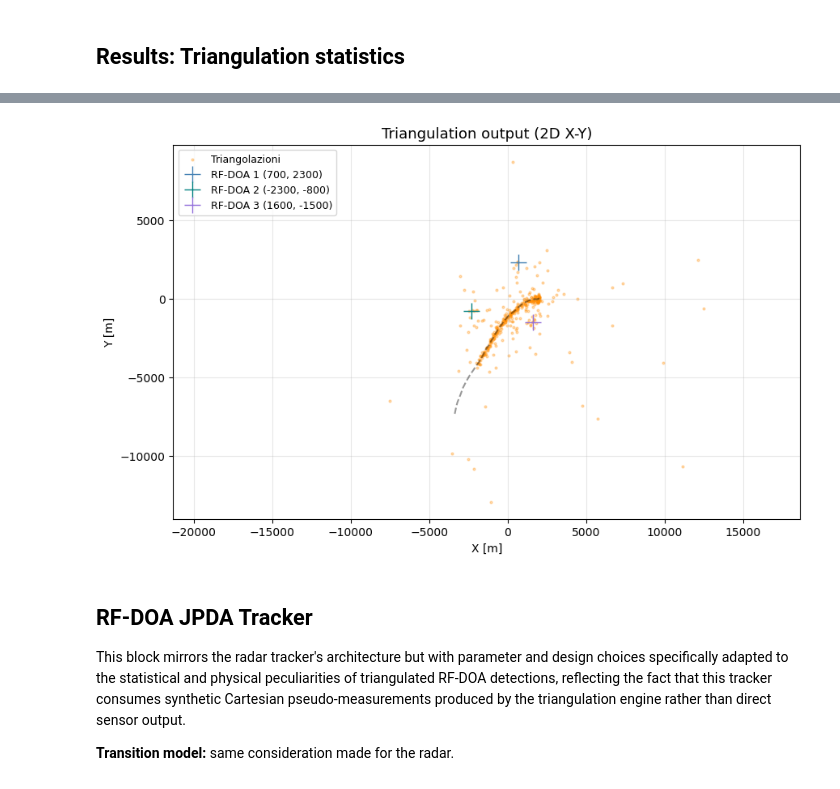
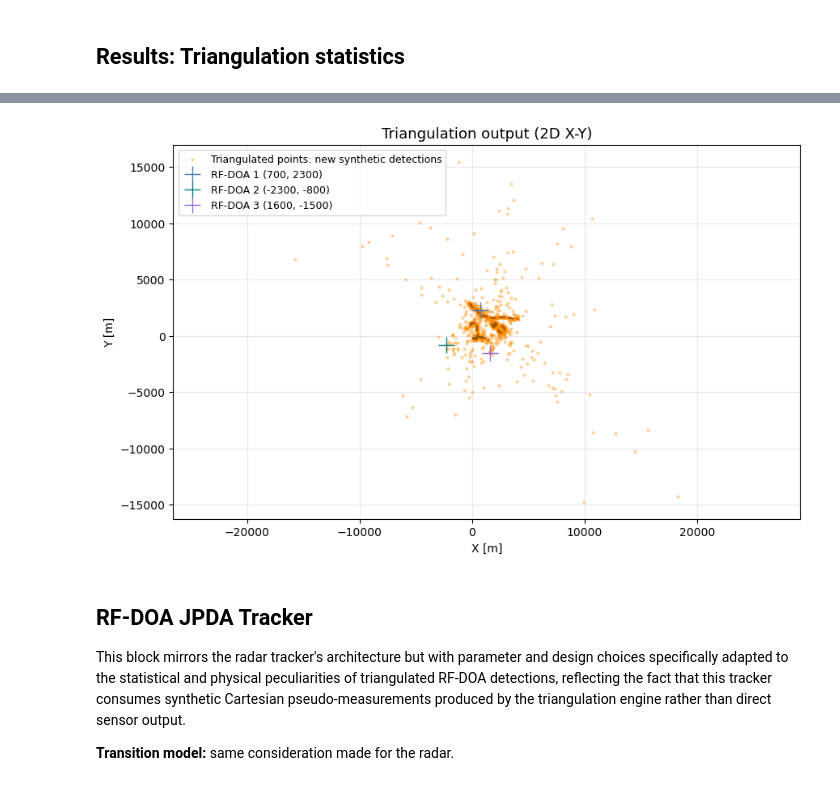
Before and after one commit to UmbertoMaffei/Multi-Sensor-Data-Fusion-for-Multi-Target-Drone-Tracking-in-Counter-UAS-Applications, a Jupyter notebook: SS_examples/3RF_RADAR_v3.ipynb, the cells around one changed output, grey strips where cells are left out. Saved outputs shown, nothing was run; the diff lists cells and outputs as text; code cells hidden in the pictures.

```diff
--- a/SS_examples/3RF_RADAR_v3.ipynb
+++ b/SS_examples/3RF_RADAR_v3.ipynb
@@ -419,8 +422,9 @@ gt_simulator_mixed = SwitchMultiTargetGroundTruthSimulator(
 )
 
 
-#gt_simulator = MultiDataFeeder([gt_simulator_spiral, gt_simulator_mixed, gt_simulator_knwtr, gt_simulator_csntvel])
-gt_simulator = gt_simulator_csntvel
+gt_simulator = MultiDataFeeder([gt_simulator_spiral, gt_simulator_mixed, gt_simulator_knwtr, gt_simulator_csntvel])
+#gt_simulator = MultiDataFeeder([gt_simulator_spiral, gt_simulator_knwtr, gt_simulator_csntvel])
+#gt_simulator = gt_simulator_csntvel
 # %% [markdown]
 ## Detection simulators
 
@@ -809,7 +813,7 @@ if radar_true:
     rxs, rys = zip(*[spherical_to_xy(d) for d in radar_true])
     plotter.ax.scatter(
         rxs, rys,
-        s=6, c='orange', alpha=0.09, zorder=3, label='Radar detections',
+        s=6, c='orange', alpha=0.04, zorder=3, label='Radar detections',
     )
 
 if radar_clutter:
@@ -909,7 +913,7 @@ err_r_el, err_r_az, err_r_range = [], [], []
 # RF-DOA error storage (using a dictionary for the 3 sensors)
 rfdoa_error_data = {
     "RF-DOA 1": {"errors": [], "pos": np.array([700, 2300]), "dets": rfdoa1_true},
-    "RF-DOA 2": {"errors": [], "pos": np.array([-2300, 800]), "dets": rfdoa2_true},
+    "RF-DOA 2": {"errors": [], "pos": np.array([-2300, -800]), "dets": rfdoa2_true},
     "RF-DOA 3": {"errors": [], "pos": np.array([1600, -1500]), "dets": rfdoa3_true},
 }
 
@@ -1117,9 +1121,9 @@ Requiring `min_detections = 10` consistent detections before confirming a track
 ## Setup the radar tracking algorithm
 
 ukp_trans_mod =  CombinedGaussianTransitionModel([
-    ConstantVelocity(q),
-    ConstantVelocity(q),
-    ConstantVelocity(q),
+    ConstantVelocity(q_radar),
+    ConstantVelocity(q_radar),
+    ConstantVelocity(q_radar),
 ])
 
 
@@ -1961,31 +1965,31 @@ Triangulated detections : 372
 # %%
 
 
 all_tri_xy = np.array([
     [float(d.state_vector[1]) * np.cos(float(d.state_vector[0])),
      float(d.state_vector[1]) * np.sin(float(d.state_vector[0]))]
     for dets in triangulated_all.values()
     for d in dets
 ]) if total_triang > 0 else np.zeros((0, 2))
 
 plotter_tri = Plotter(dimension=Dimension.TWO)
 plotter_tri.plot_ground_truths(truths, [0, 2], color='black', linestyle='--', alpha=0.4,
                                 label='Ground truth')
 
 if len(all_tri_xy) > 0:
     plotter_tri.ax.scatter(all_tri_xy[:, 0], all_tri_xy[:, 1],
-                           s=4, alpha=0.3, color='darkorange', label='Triangolazioni')
+                           s=4, alpha=0.3, color='darkorange', label='Triangulated points: new synthetic detections')
 
 for (x, y), color, label in zip(SENSOR_POSITIONS, SENSOR_COLORS, SENSOR_LABELS):
     plotter_tri.ax.plot(x, y, '+', color=color, markersize=14, zorder=10, label=label)
 
 plotter_tri.ax.set_title('Triangulation output (2D X-Y)', fontsize=13)
 plotter_tri.ax.set_xlabel('X [m]'); plotter_tri.ax.set_ylabel('Y [m]')
 plotter_tri.ax.legend(fontsize=9, loc='upper left')
 plotter_tri.ax.grid(True, alpha=0.3)
 plt.show()
 # %% [output]
-[figure, old version]
+[figure, new version]
 # %% [markdown]
 ## RF-DOA JPDA Tracker
 
```
Also changed, not shown: parts of 26 cells of this notebook.
